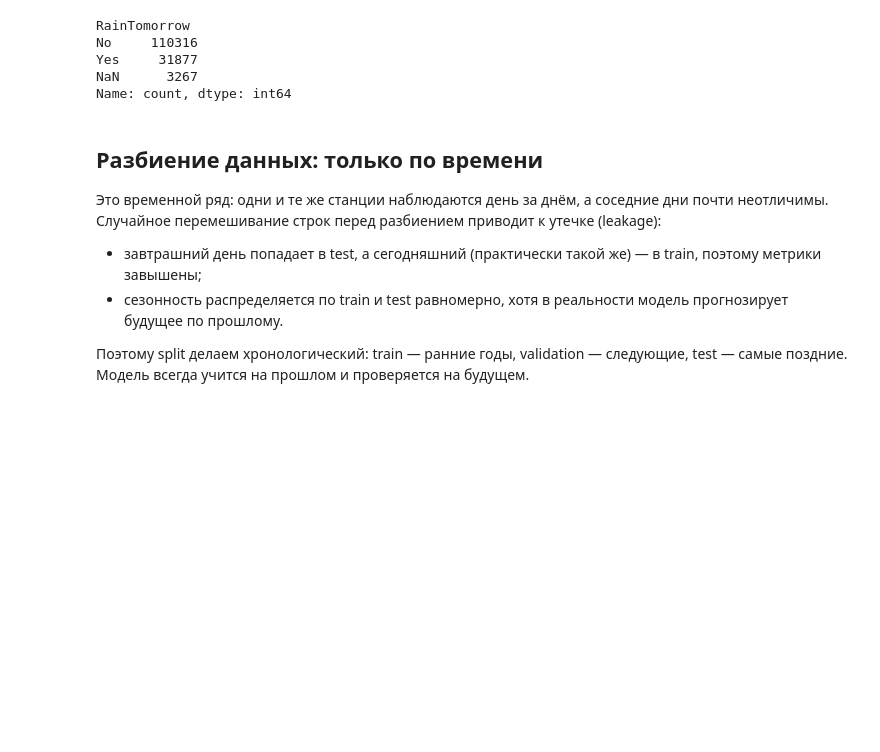
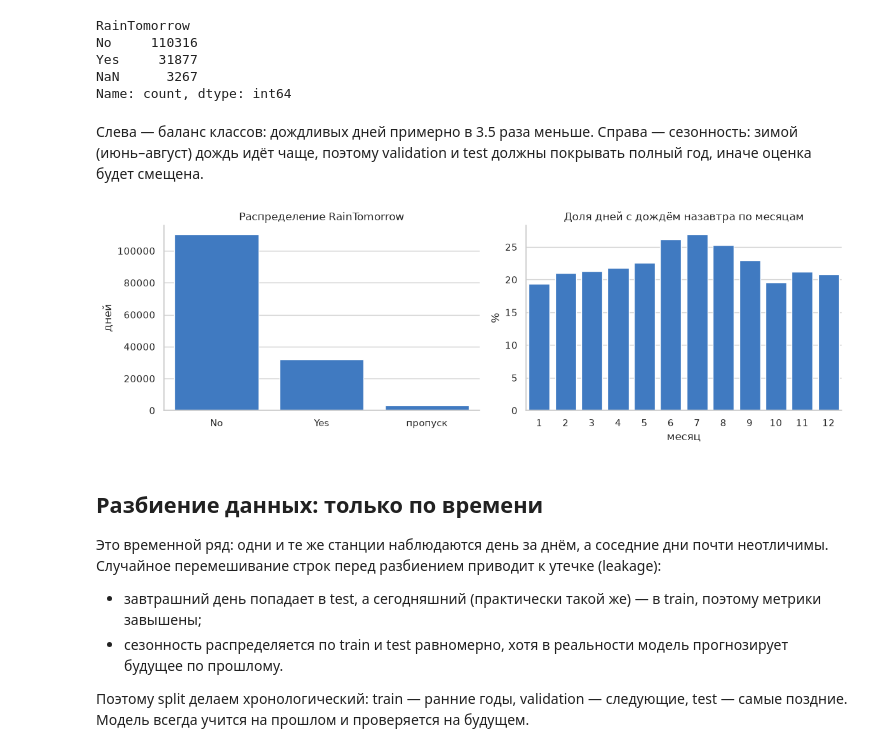
Before and after one commit to gpuslave/ml, a Jupyter notebook: notebooks/decision-tree-ensemble-gradboost.ipynb, the cells around one changed output. Saved outputs shown, nothing was run; the diff lists cells and outputs as text; code cells hidden in the pictures; blank space fills up the shorter version.

```diff
--- a/notebooks/decision-tree-ensemble-gradboost.ipynb
+++ b/notebooks/decision-tree-ensemble-gradboost.ipynb
@@ -34,6 +34,14 @@ print("Первые 5 записей: \n", df.head())
 4            No
 
 [5 rows x 23 columns]
+# %%
+import matplotlib.pyplot as plt
+import pandas as pd
+import seaborn as sns
+
+sns.set_theme(style="whitegrid", rc={"axes.spines.top": False, "axes.spines.right": False})
+# Categorical slots in fixed order; INK for reference lines
+BLUE, ORANGE, AQUA, INK = "#2a78d6", "#eb6834", "#1baf7a", "#52514e"
 # %% [markdown]
 ## Размерность и типы колонок
 
@@ -70,6 +78,25 @@ No     110316
 Yes     31877
 NaN      3267
 Name: count, dtype: int64
+# %% [markdown]
+Слева — баланс классов: дождливых дней примерно в 3.5 раза меньше. Справа — сезонность: зимой (июнь–август) дождь идёт чаще, поэтому validation и test должны покрывать полный год, иначе оценка будет смещена.
+# %%
+fig, axes = plt.subplots(1, 2, figsize=(12, 4))
+
+sns.countplot(x=df["RainTomorrow"].fillna("пропуск"), order=["No", "Yes", "пропуск"],
+              color=BLUE, ax=axes[0])
+axes[0].set(title="Распределение RainTomorrow", xlabel="", ylabel="дней")
+
+labeled = df.dropna(subset=["RainTomorrow"])
+rain_by_month = (labeled["RainTomorrow"] == "Yes").groupby(
+    pd.to_datetime(labeled["Date"]).dt.month).mean().mul(100)
+sns.barplot(x=rain_by_month.index, y=rain_by_month.values, color=BLUE, ax=axes[1])
+axes[1].set(title="Доля дней с дождём назавтра по месяцам", xlabel="месяц", ylabel="%")
+
+plt.tight_layout()
+plt.show()
+# %% [output]
+[figure, added]
 # %% [markdown]
 ## Разбиение данных: только по времени
 
```
Also changed, not shown: parts of 20 cells of this notebook, 3 other files.
